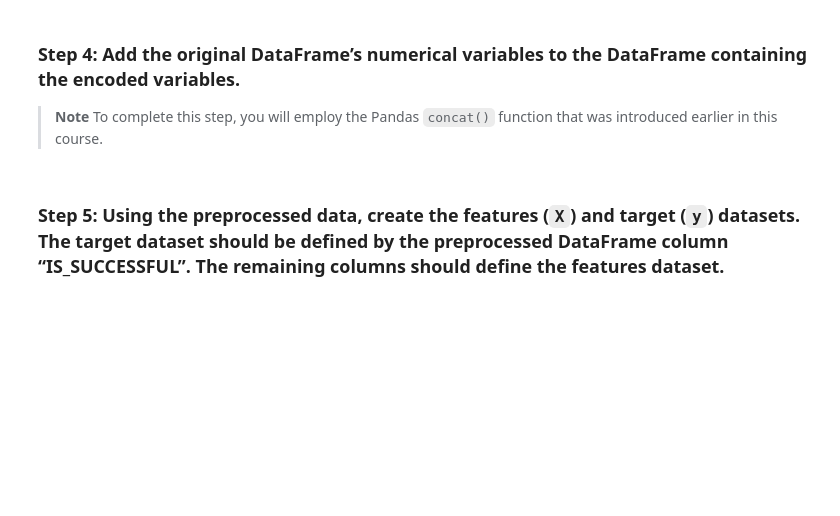
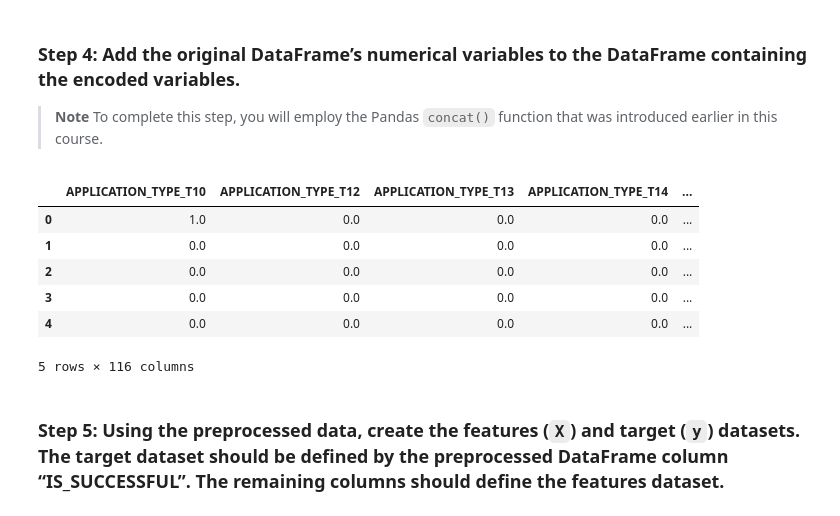
Before and after one commit to blandwhite/Challenge_13, a Jupyter notebook: Starter_Code/venture_funding_with_deep_learning.ipynb, the cells around one changed output. Drawn from its saved outputs; the diff is of its cells as text; code cells hidden in the pictures; blank space fills up the shorter version.

```diff
--- a/Starter_Code/venture_funding_with_deep_learning.ipynb
+++ b/Starter_Code/venture_funding_with_deep_learning.ipynb
@@ -180,10 +205,18 @@ encoded_df = # YOUR CODE HERE
 > **Note** To complete this step, you will employ the Pandas `concat()` function that was introduced earlier in this course.
 # %%
 # Add the numerical variables from the original DataFrame to the one-hot encoding DataFrame
-encoded_df = # YOUR CODE HERE
+encoded_df = pd.concat([encoded_df,applicant_data_df[['STATUS','ASK_AMT','IS_SUCCESSFUL']]], axis=1)
 
 # Review the Dataframe
-# YOUR CODE HERE
+encoded_df.head()
+# %% [output]
+|  | APPLICATION_TYPE_T10 | APPLICATION_TYPE_T12 | APPLICATION_TYPE_T13 | APPLICATION_TYPE_T14 | ... |
+| 0 | 1.0 | 0.0 | 0.0 | 0.0 | ... |
+| 1 | 0.0 | 0.0 | 0.0 | 0.0 | ... |
+| 2 | 0.0 | 0.0 | 0.0 | 0.0 | ... |
+| 3 | 0.0 | 0.0 | 0.0 | 0.0 | ... |
+| 4 | 0.0 | 0.0 | 0.0 | 0.0 | ... |
+5 rows × 116 columns
 # %% [markdown]
 ### Step 5: Using the preprocessed data, create the features (`X`) and target (`y`) datasets. The target dataset should be defined by the preprocessed DataFrame column “IS_SUCCESSFUL”. The remaining columns should define the features dataset.
 # %%
```
Also changed, not shown: parts of 5 cells of this notebook, 3 other files.
